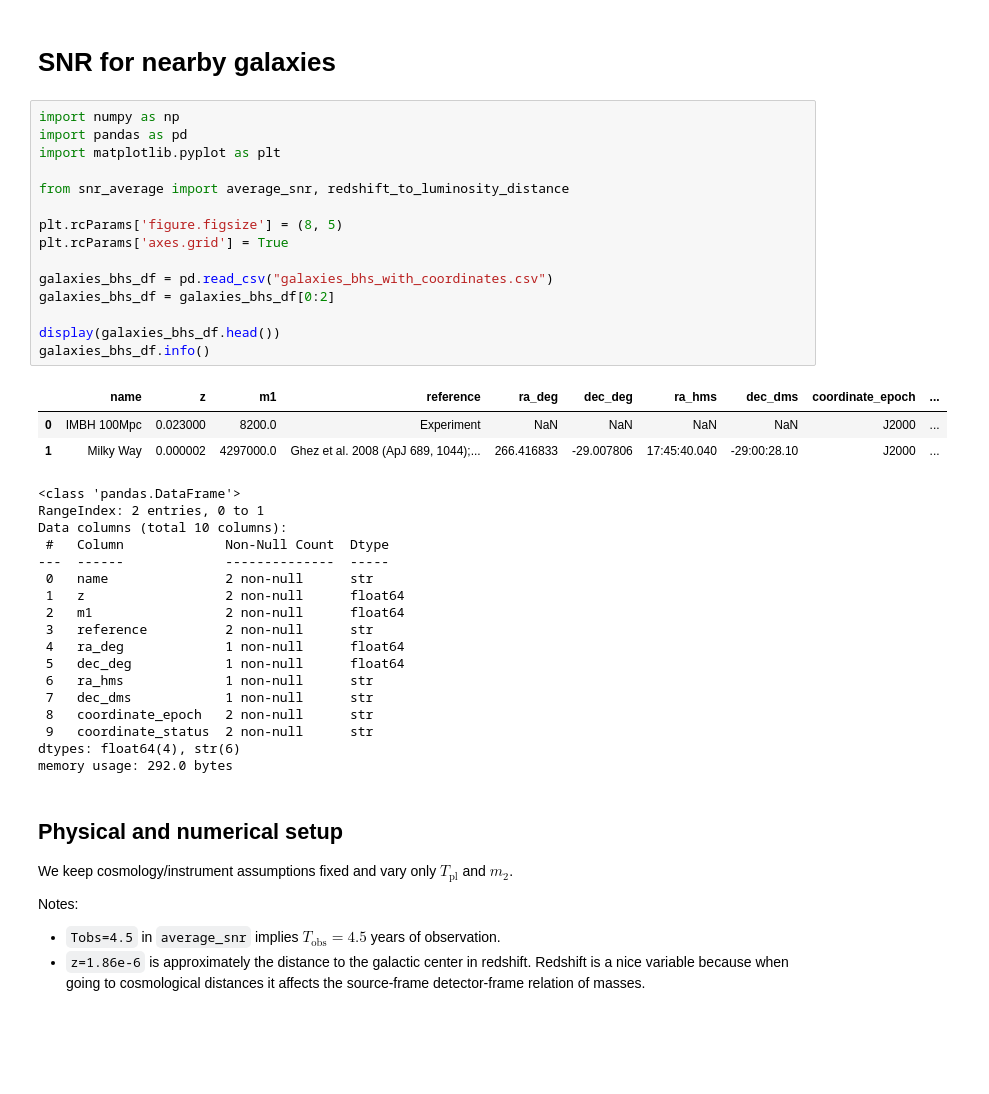
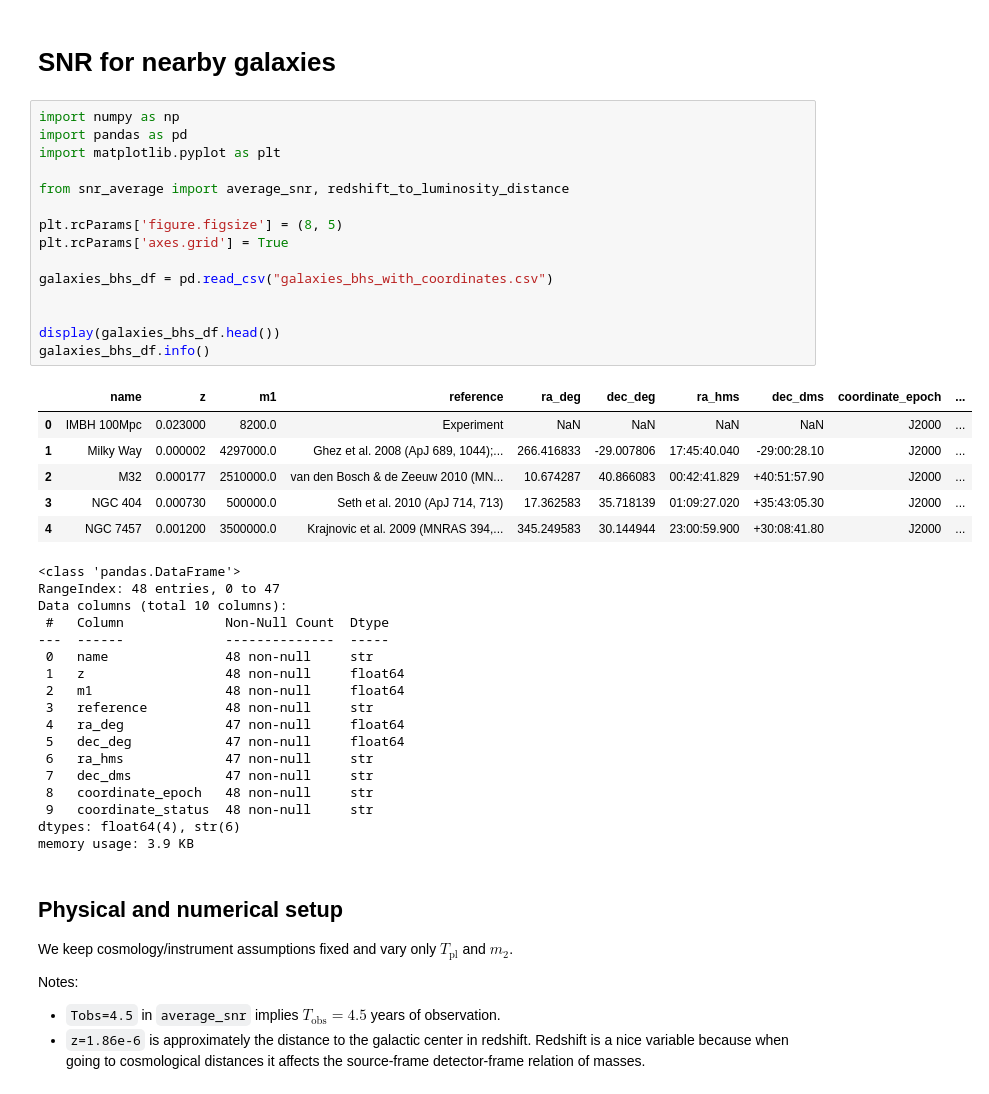
Before and after one commit to nluetzge/EMRI-FoM, a Jupyter notebook: quick_snr/snr_galaxies_generation.ipynb, the cells around one changed output. Drawn from its saved outputs; the diff is of its cells as text; blank space fills up the shorter version.

Commit message:
Added plot creation notebook and generated all the data for all galaxies in generation notebook.

```diff
--- a/quick_snr/snr_galaxies_generation.ipynb
+++ b/quick_snr/snr_galaxies_generation.ipynb
@@ -3,39 +3,42 @@
 # %%
 import numpy as np
 import pandas as pd
 import matplotlib.pyplot as plt
 
 from snr_average import average_snr, redshift_to_luminosity_distance
 
 plt.rcParams['figure.figsize'] = (8, 5)
 plt.rcParams['axes.grid'] = True
 
 galaxies_bhs_df = pd.read_csv("galaxies_bhs_with_coordinates.csv")
-galaxies_bhs_df = galaxies_bhs_df[0:2]
+
 
 display(galaxies_bhs_df.head())
 galaxies_bhs_df.info()
 # %% [output]
 |  | name | z | m1 | reference | ra_deg | dec_deg | ra_hms | dec_dms | coordinate_epoch | ... |
 | 0 | IMBH 100Mpc | 0.023000 | 8200.0 | Experiment | NaN | NaN | NaN | NaN | J2000 | ... |
 | 1 | Milky Way | 0.000002 | 4297000.0 | Ghez et al. 2008 (ApJ 689, 1044);... | 266.416833 | -29.007806 | 17:45:40.040 | -29:00:28.10 | J2000 | ... |
+| 2 | M32 | 0.000177 | 2510000.0 | van den Bosch & de Zeeuw 2010 (MN... | 10.674287 | 40.866083 | 00:42:41.829 | +40:51:57.90 | J2000 | ... |
+| 3 | NGC 404 | 0.000730 | 500000.0 | Seth et al. 2010 (ApJ 714, 713) | 17.362583 | 35.718139 | 01:09:27.020 | +35:43:05.30 | J2000 | ... |
+| 4 | NGC 7457 | 0.001200 | 3500000.0 | Krajnovic et al. 2009 (MNRAS 394,... | 345.249583 | 30.144944 | 23:00:59.900 | +30:08:41.80 | J2000 | ... |
 <class 'pandas.DataFrame'>
-RangeIndex: 2 entries, 0 to 1
+RangeIndex: 48 entries, 0 to 47
 Data columns (total 10 columns):
  #   Column             Non-Null Count  Dtype
 ---  ------             --------------  -----
- 0   name               2 non-null      str
- 1   z                  2 non-null      float64
- 2   m1                 2 non-null      float64
- 3   reference          2 non-null      str
- 4   ra_deg             1 non-null      float64
- 5   dec_deg            1 non-null      float64
- 6   ra_hms             1 non-null      str
- 7   dec_dms            1 non-null      str
- 8   coordinate_epoch   2 non-null      str
- 9   coordinate_status  2 non-null      str
+ 0   name               48 non-null     str
+ 1   z                  48 non-null     float64
+ 2   m1                 48 non-null     float64
+ 3   reference          48 non-null     str
+ 4   ra_deg             47 non-null     float64
+ 5   dec_deg            47 non-null     float64
+ 6   ra_hms             47 non-null     str
+ 7   dec_dms            47 non-null     str
+ 8   coordinate_epoch   48 non-null     str
+ 9   coordinate_status  48 non-null     str
 dtypes: float64(4), str(6)
-memory usage: 292.0 bytes
+memory usage: 3.9 KB
 # %% [markdown]
 ## Physical and numerical setup
 
```
Also changed, not shown: parts of 4 cells of this notebook, 1 other file.
